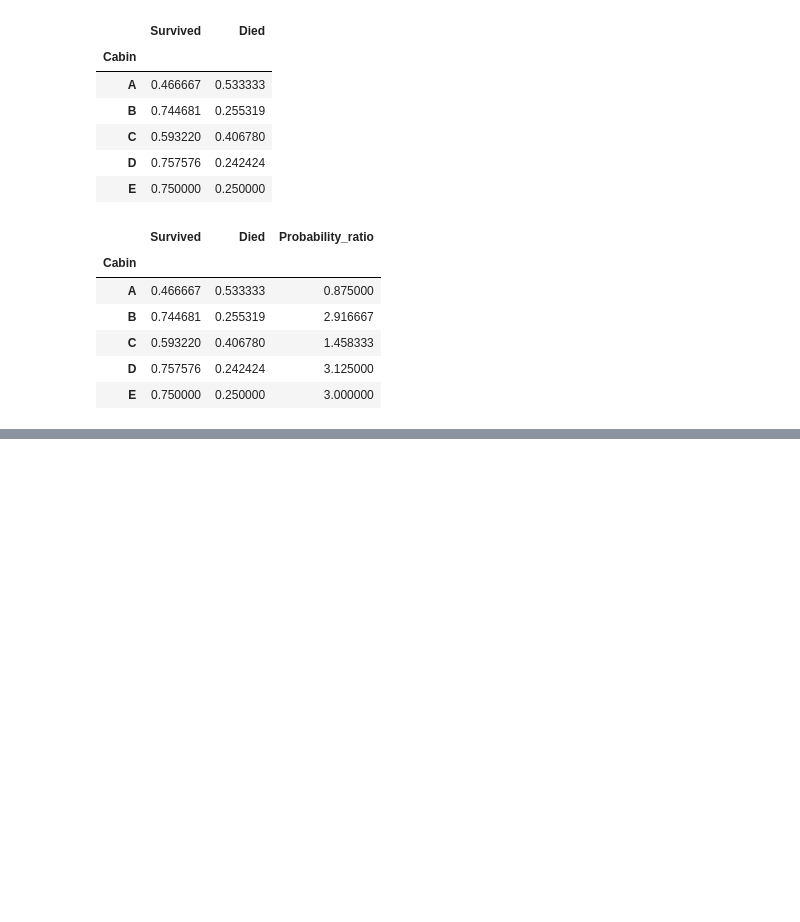
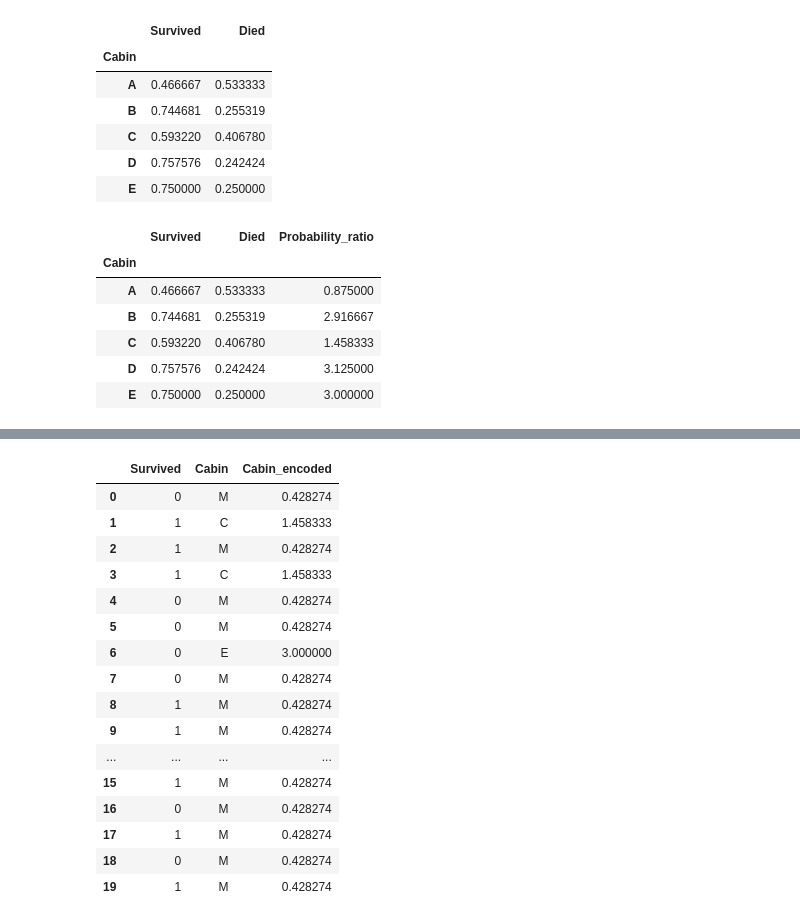
Before and after one commit to AugustineJosephMN/Feature-Engineering, a Jupyter notebook: Handling Categorical Features.ipynb, the cells around one changed output, grey strips where cells are left out. Cells and saved outputs as stored; diff of their text form; code cells hidden in the pictures; blank space fills up the shorter version.

```diff
--- a/Handling Categorical Features.ipynb
+++ b/Handling Categorical Features.ipynb
@@ -478,3 +478,8 @@ prob_df.head()
 | C | 0.593220 | 0.406780 | 1.458333 |
 | D | 0.757576 | 0.242424 | 3.125000 |
 | E | 0.750000 | 0.250000 | 3.000000 |
+# %%
+probability_encoded=prob_df['Probability_ratio'].to_dict()
+# %%
+df['Cabin_encoded']=df['Cabin'].map(probability_encoded)
+df.head()
@@ -480,0 +493,20 @@ prob_df.head()
+# %%
+df.head(20)
+# %% [output]
+|  | Survived | Cabin | Cabin_encoded |
+| 0 | 0 | M | 0.428274 |
+| 1 | 1 | C | 1.458333 |
+| 2 | 1 | M | 0.428274 |
+| 3 | 1 | C | 1.458333 |
+| 4 | 0 | M | 0.428274 |
+| 5 | 0 | M | 0.428274 |
+| 6 | 0 | E | 3.000000 |
+| 7 | 0 | M | 0.428274 |
+| 8 | 1 | M | 0.428274 |
+| 9 | 1 | M | 0.428274 |
+| ... | ... | ... | ... |
+| 15 | 1 | M | 0.428274 |
+| 16 | 0 | M | 0.428274 |
+| 17 | 1 | M | 0.428274 |
+| 18 | 0 | M | 0.428274 |
+| 19 | 1 | M | 0.428274 |
```
Also changed, not shown: parts of 1 cell of this notebook, 1 other file.
